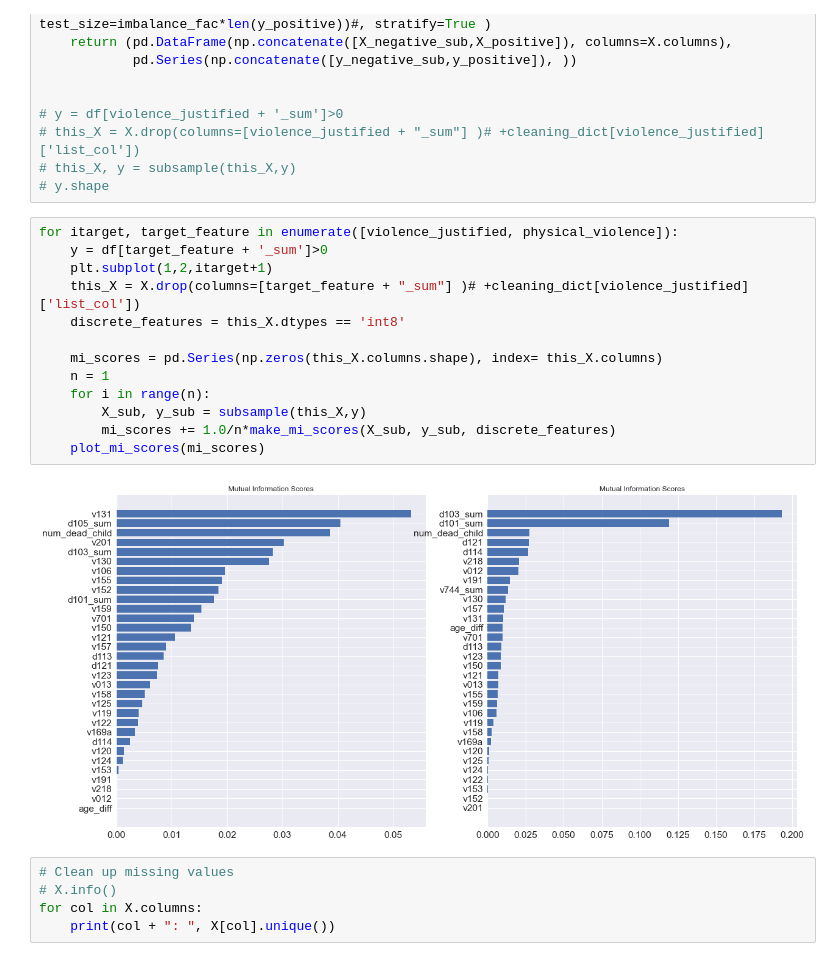
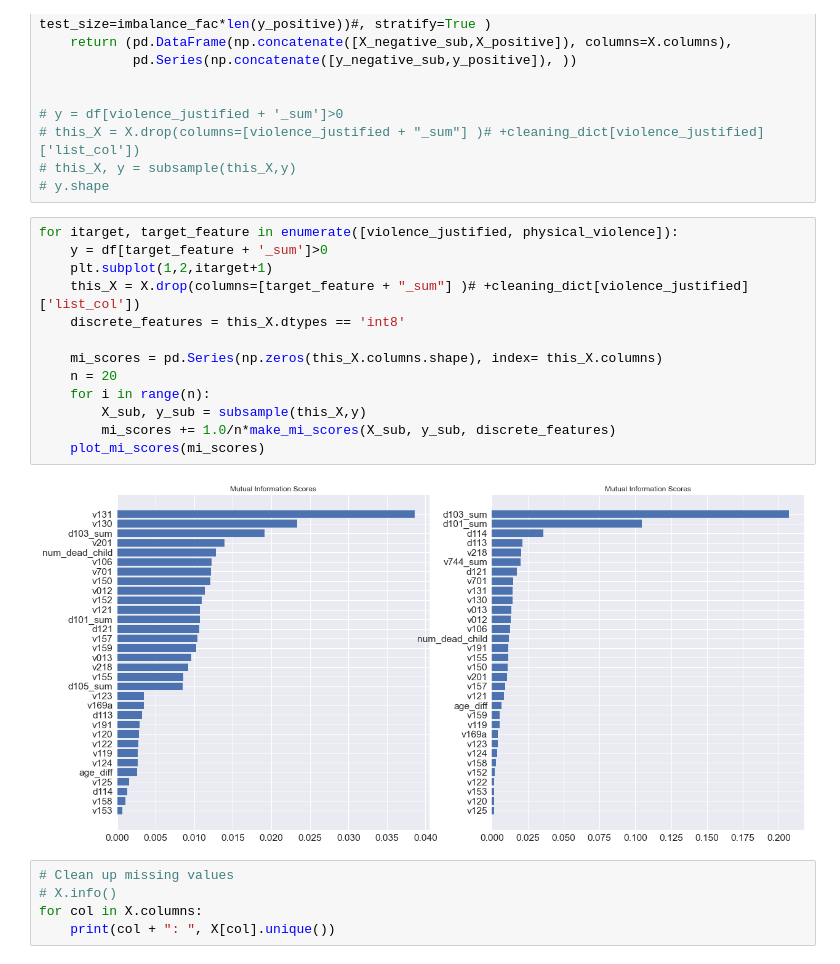
Before and after one commit to abauville/wai_hackathon_2021, a Jupyter notebook: DHS_IR.ipynb, the cells around one changed output. Drawn from its saved outputs; the diff is of its cells as text.

```diff
--- a/DHS_IR.ipynb
+++ b/DHS_IR.ipynb
@@ -413,18 +409,18 @@ def subsample(X,y,imbalance_fac=1):
 # %%
 for itarget, target_feature in enumerate([violence_justified, physical_violence]):
     y = df[target_feature + '_sum']>0
     plt.subplot(1,2,itarget+1)
     this_X = X.drop(columns=[target_feature + "_sum"] )# +cleaning_dict[violence_justified]['list_col'])
     discrete_features = this_X.dtypes == 'int8'
 
     mi_scores = pd.Series(np.zeros(this_X.columns.shape), index= this_X.columns)
-    n = 1
+    n = 20
     for i in range(n):
         X_sub, y_sub = subsample(this_X,y)
         mi_scores += 1.0/n*make_mi_scores(X_sub, y_sub, discrete_features)
     plot_mi_scores(mi_scores)
 # %% [output]
-[figure, old version]
+[figure, new version]
 # %%
 # Clean up missing values
 # X.info()
```
Also changed, not shown: parts of 6 cells of this notebook.
